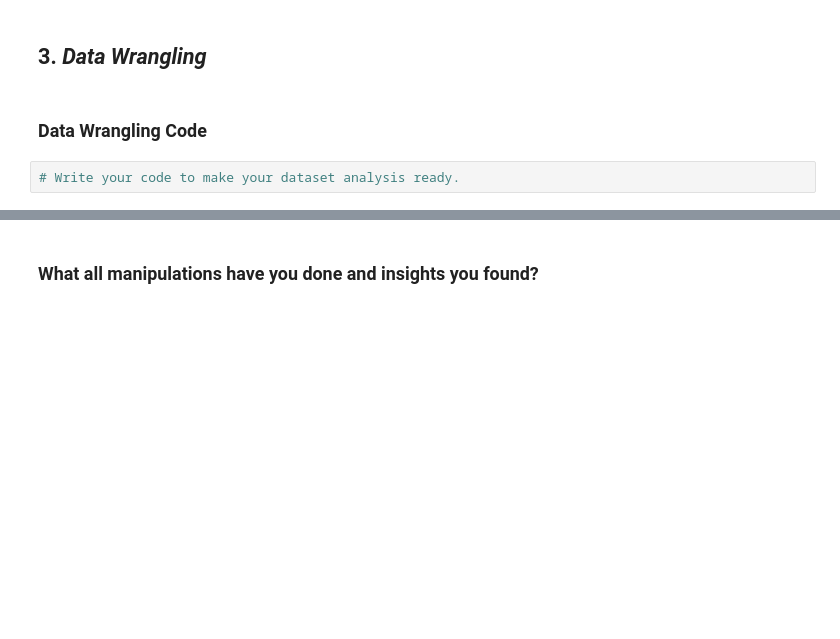
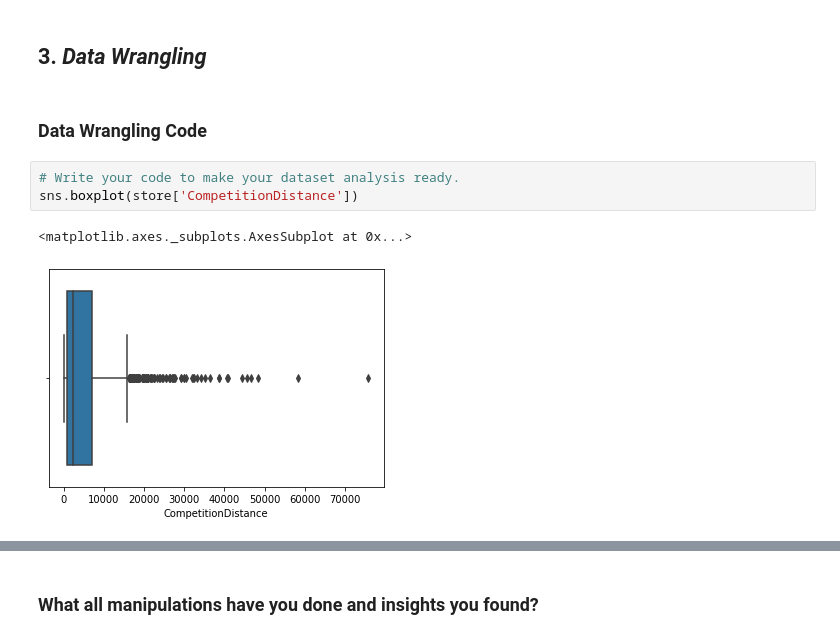
Before and after one commit to Jeetesh-KumarM/CAPSTONE-PROJECT-2-Regression, a Jupyter notebook: Capstone_Project_2_Regression.ipynb, the cells around one changed output, grey strips where cells are left out. Saved outputs shown, nothing was run; the diff lists cells and outputs as text; blank space fills up the shorter version.

```diff
--- a/Capstone_Project_2_Regression.ipynb
+++ b/Capstone_Project_2_Regression.ipynb
@@ -155,3 +316,7 @@ Answer Here
 ### Data Wrangling Code
 # %%
 # Write your code to make your dataset analysis ready.
+sns.boxplot(store['CompetitionDistance'])
+# %% [output]
+<matplotlib.axes._subplots.AxesSubplot at 0x...>
+[figure, added]
```
Also changed, not shown: parts of 30 cells of this notebook.
